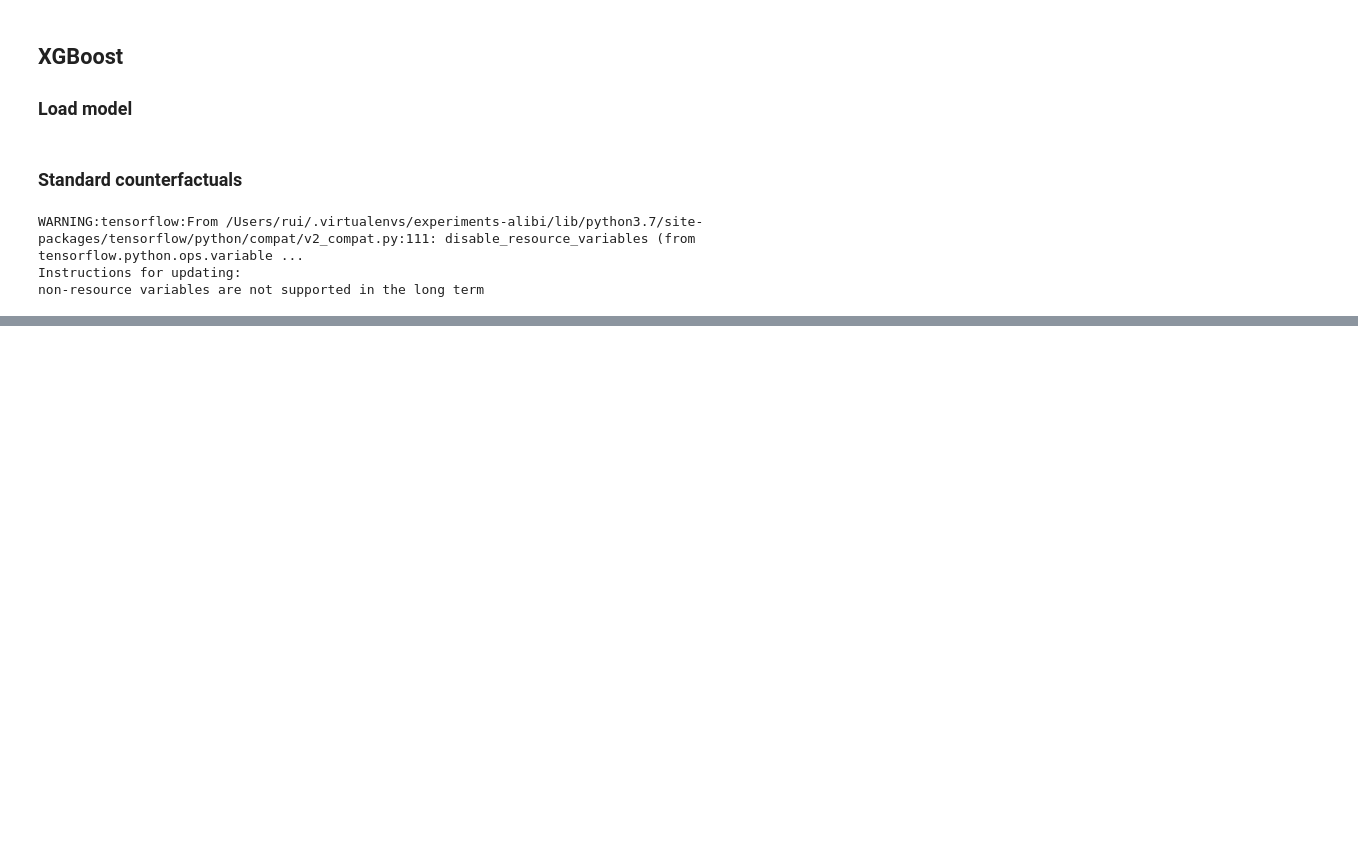
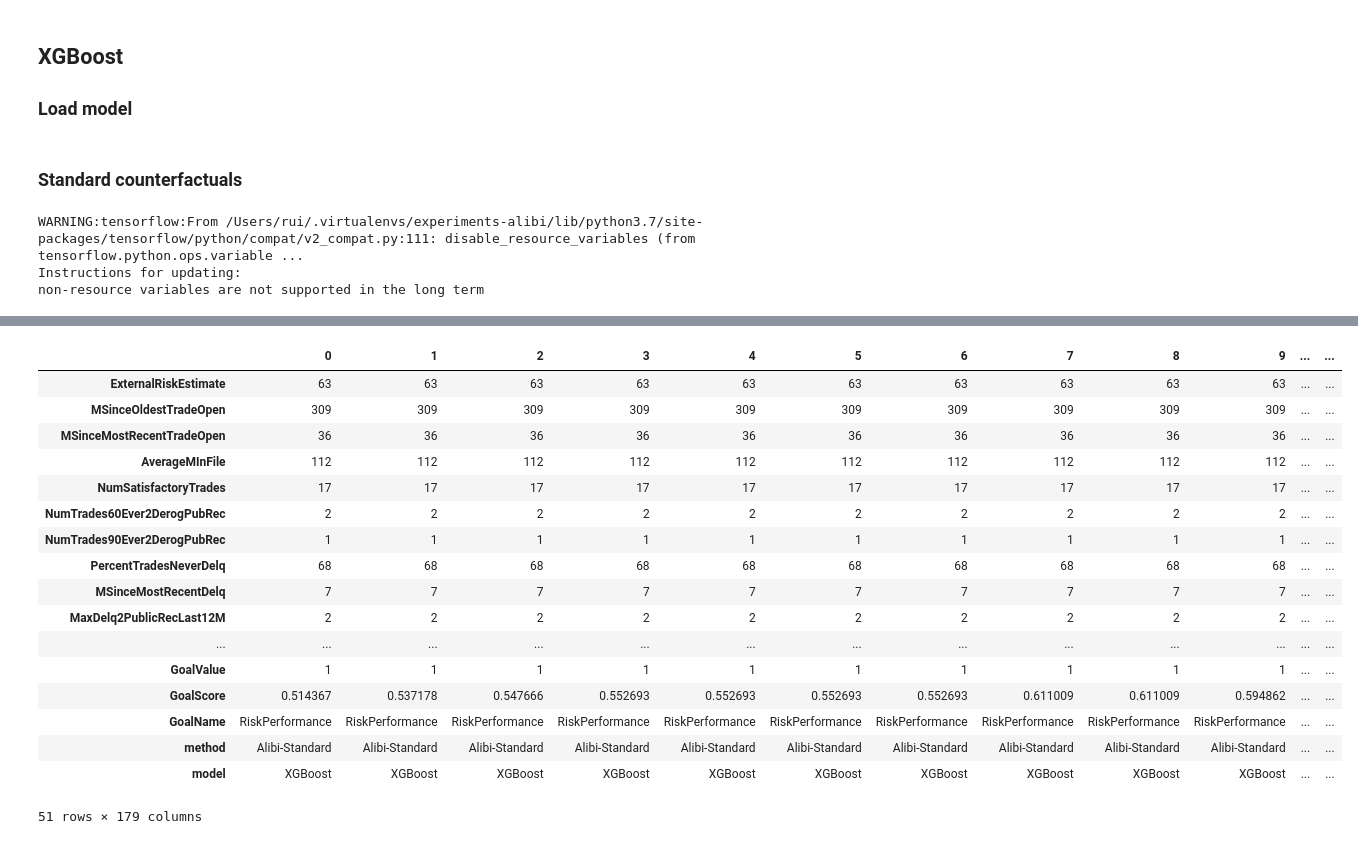
Before and after one commit to ruivieira/experiments, a Jupyter notebook: notebooks/counterfactuals/04-alibi.ipynb, the cells around one changed output, grey strips where cells are left out. Cells and saved outputs as stored; diff of their text form; code cells hidden in the pictures; blank space fills up the shorter version.

```diff
--- a/notebooks/counterfactuals/04-alibi.ipynb
+++ b/notebooks/counterfactuals/04-alibi.ipynb
@@ -97,0 +124,2 @@ result.iloc[:,23:].describe().T
+# %%
+mlp_predict_fn = lambda x: mlp_model.predict_proba(x)
@@ -97,0 +130,24 @@ result.iloc[:,23:].describe().T
+# %%
+mlp_cf = Counterfactual(
+    mlp_predict_fn,
+    shape,
+    distance_fn="l1",
+    target_proba=0.75,
+    target_class="other",
+    max_iter=100,
+    early_stop=100,
+    lam_init=1e-2,
+    max_lam_steps=100,
+    tol=0.25,
+    learning_rate_init=0.1,
+    feature_range=(-20, 1000),
+    eps=0.5,
+    init="identity",
+    decay=True,
+    write_dir=None,
+    debug=False,
+)
+# %%
+%%time
+
+explanation = mlp_cf.explain(X)
@@ -97,0 +157,3 @@ result.iloc[:,23:].describe().T
+# %%
+result_mlp = create_result_df(explanation, "MLP")
+result_mlp.iloc[:,23:].describe().T
@@ -98 +178,23 @@ result.iloc[:,23:].describe().T
+# %%
+final_df = pd.concat([result, result_mlp])
+final_df.T
+# %% [output]
+|  | 0 | 1 | 2 | 3 | 4 | 5 | 6 | 7 | 8 | 9 | ... | ... |
+| ExternalRiskEstimate | 63 | 63 | 63 | 63 | 63 | 63 | 63 | 63 | 63 | 63 | ... | ... |
+| MSinceOldestTradeOpen | 309 | 309 | 309 | 309 | 309 | 309 | 309 | 309 | 309 | 309 | ... | ... |
+| MSinceMostRecentTradeOpen | 36 | 36 | 36 | 36 | 36 | 36 | 36 | 36 | 36 | 36 | ... | ... |
+| AverageMInFile | 112 | 112 | 112 | 112 | 112 | 112 | 112 | 112 | 112 | 112 | ... | ... |
+| NumSatisfactoryTrades | 17 | 17 | 17 | 17 | 17 | 17 | 17 | 17 | 17 | 17 | ... | ... |
+| NumTrades60Ever2DerogPubRec | 2 | 2 | 2 | 2 | 2 | 2 | 2 | 2 | 2 | 2 | ... | ... |
+| NumTrades90Ever2DerogPubRec | 1 | 1 | 1 | 1 | 1 | 1 | 1 | 1 | 1 | 1 | ... | ... |
+| PercentTradesNeverDelq | 68 | 68 | 68 | 68 | 68 | 68 | 68 | 68 | 68 | 68 | ... | ... |
+| MSinceMostRecentDelq | 7 | 7 | 7 | 7 | 7 | 7 | 7 | 7 | 7 | 7 | ... | ... |
+| MaxDelq2PublicRecLast12M | 2 | 2 | 2 | 2 | 2 | 2 | 2 | 2 | 2 | 2 | ... | ... |
+| ... | ... | ... | ... | ... | ... | ... | ... | ... | ... | ... | ... | ... |
+| GoalValue | 1 | 1 | 1 | 1 | 1 | 1 | 1 | 1 | 1 | 1 | ... | ... |
+| GoalScore | 0.514367 | 0.537178 | 0.547666 | 0.552693 | 0.552693 | 0.552693 | 0.552693 | 0.611009 | 0.611009 | 0.594862 | ... | ... |
+| GoalName | RiskPerformance | RiskPerformance | RiskPerformance | RiskPerformance | RiskPerformance | RiskPerformance | RiskPerformance | RiskPerformance | RiskPerformance | RiskPerformance | ... | ... |
+| method | Alibi-Standard | Alibi-Standard | Alibi-Standard | Alibi-Standard | Alibi-Standard | Alibi-Standard | Alibi-Standard | Alibi-Standard | Alibi-Standard | Alibi-Standard | ... | ... |
+| model | XGBoost | XGBoost | XGBoost | XGBoost | XGBoost | XGBoost | XGBoost | XGBoost | XGBoost | XGBoost | ... | ... |
+51 rows × 179 columns
 # %%
```
Also changed, not shown: parts of 11 cells of this notebook.
